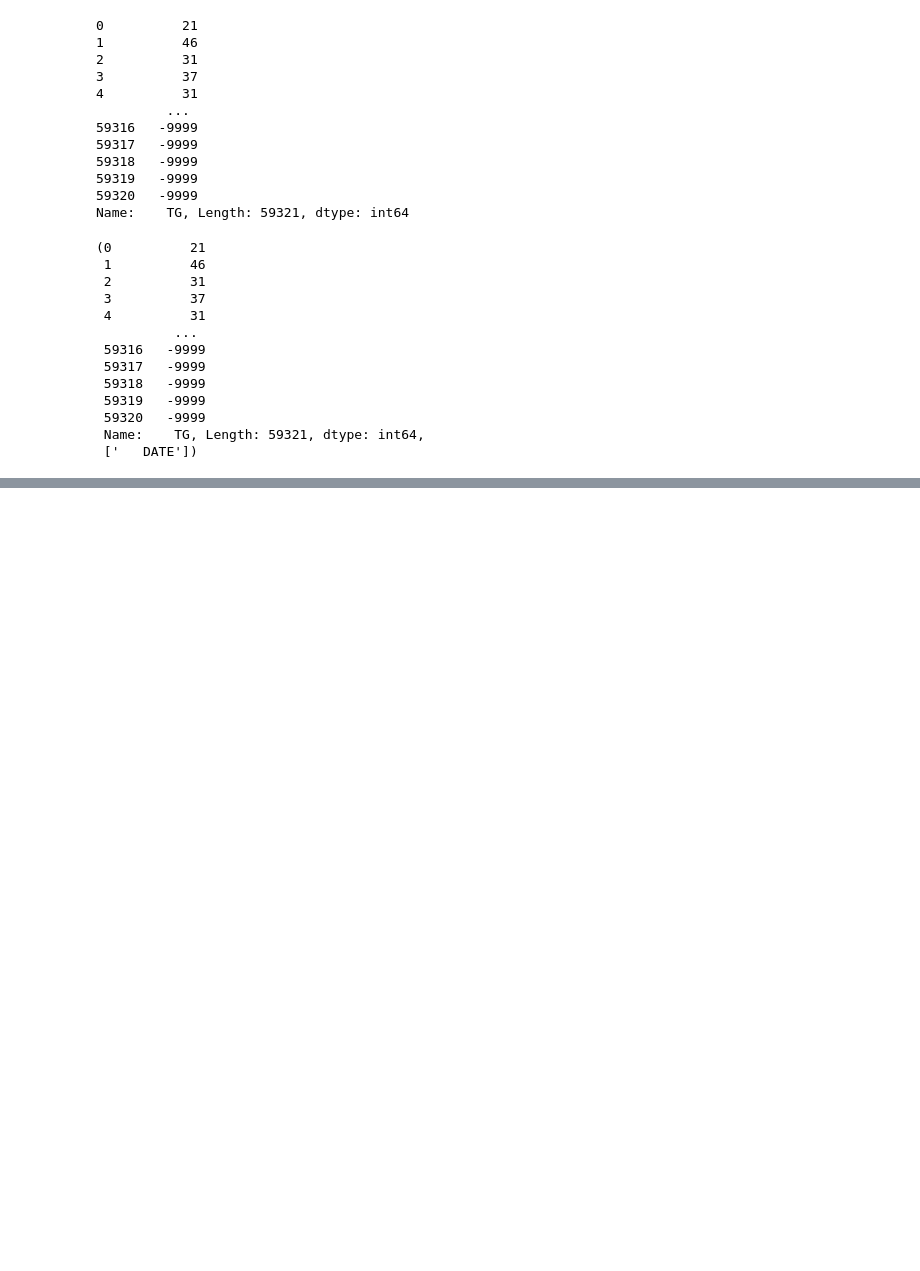
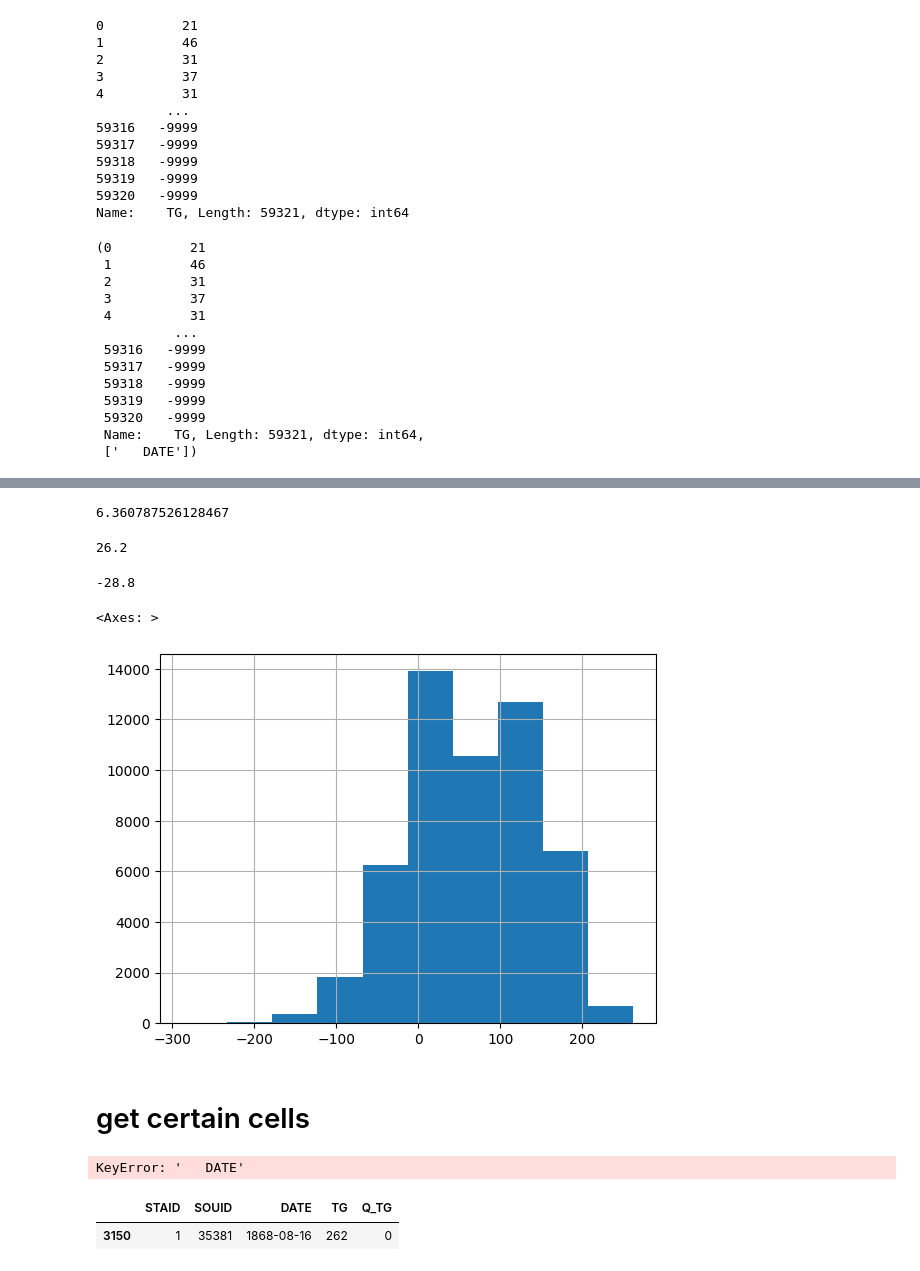
Before and after one commit to rice4493/Udemy-Projects, a Jupyter notebook: App7-weather-api/Untitled.ipynb, the cells around one changed output, grey strips where cells are left out. Saved outputs shown, nothing was run; the diff lists cells and outputs as text; code cells hidden in the pictures; blank space fills up the shorter version.

```diff
--- a/App7-weather-api/Untitled.ipynb
+++ b/App7-weather-api/Untitled.ipynb
@@ -71,0 +94,28 @@ df["   TG"], ["   DATE"]
+# %%
+df.loc[df["   TG"] != -9999]["   TG"].mean()/10
+# %% [output]
+6.360787526128467
+# %%
+df.loc[df["   TG"] != -9999]["   TG"].max()/10
+# %% [output]
+26.2
+# %%
+df.loc[df["   TG"] != -9999]["   TG"].min()/10
+# %% [output]
+-28.8
+# %%
+df.loc[df["   TG"] != -9999]["   TG"].hist()
+# %% [output]
+<Axes: >
+[figure, added]
+# %% [markdown]
+# get certain cells
+# %%
+df.loc[df["   DATE"]=="1860-01-05"]["   TG"]
+# %% [output]
+KeyError: '   DATE'
+# %%
+df.loc[df['   TG']==df["   TG"].max()]
+# %% [output]
+|  | STAID | SOUID | DATE | TG | Q_TG |
+| 3150 | 1 | 35381 | 1868-08-16 | 262 | 0 |
```
Also changed, not shown: parts of 12 cells of this notebook.
